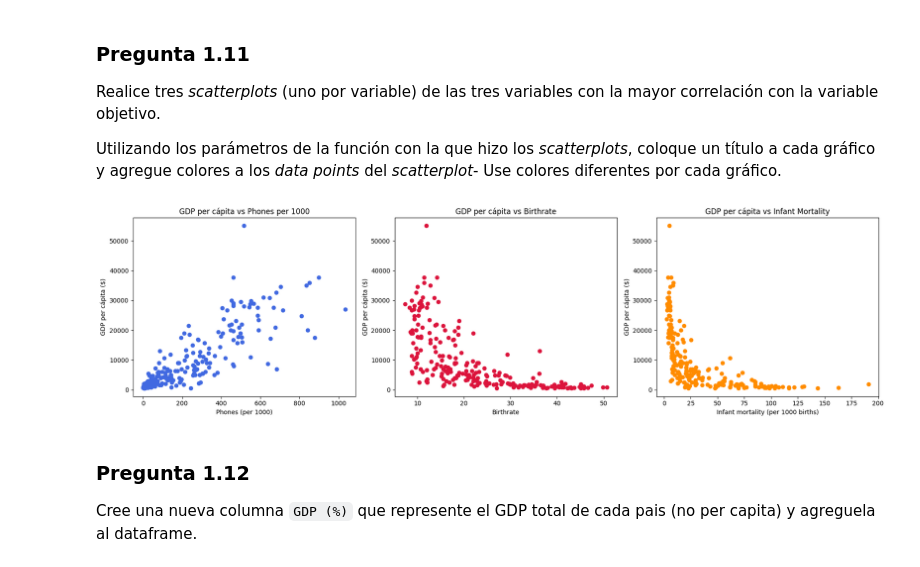
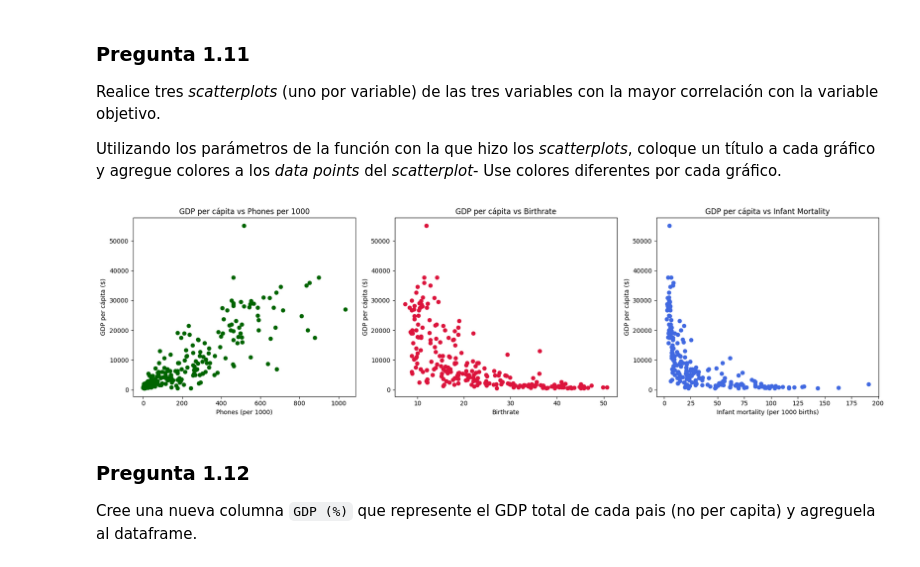
Before and after one commit to Nacho0611/Tarea1ML, a Jupyter notebook: Tarea_1.ipynb, the cells around one changed output. Drawn from its saved outputs; the diff is of its cells as text; code cells hidden in the pictures.

```diff
--- a/Tarea_1.ipynb
+++ b/Tarea_1.ipynb
@@ -326,0 +391,22 @@ El df contiene variables con missing values (`NaN`). Impute los `NaN` con el mé
+# %%
+missing = df.isnull().sum()
+missing = missing[missing > 0].sort_values(ascending=False)
+print("Variables con NaN:")
+print(missing)
+df.isna().mean() * 100
+
+for col in missing.index:
+    if df[col].dtype in ['float64', 'int64']:
+        median_val = df[col].median()
+        df[col] = df[col].fillna(median_val)
+    else:
+        mode_val = df[col].mode()[0]
+        df[col] = df[col].fillna(mode_val)
+
+threshold = 0.3 * len(df)  # 30% del total de observaciones
+vars_to_drop = missing[missing > threshold].index.tolist()
+
+print("Variables eliminadas por alta proporción de NaN:")
+print(vars_to_drop)
+
+df.drop(columns=vars_to_drop, inplace=True)
@@ -428,32 +545,31 @@ Realice tres _scatterplots_ (uno por variable) de las tres variables con la mayo
 Utilizando los parámetros de la función con la que hizo los _scatterplots_, coloque un título a cada gráfico y agregue colores a los _data points_ del _scatterplot_- Use colores diferentes por cada gráfico.
 # %%
 ## variable objetivo: GDP ($ per capita)
-import matplotlib.pyplot as plt
 
 plt.figure(figsize=(18, 5))
 
 plt.subplot(1, 3, 1)
-plt.scatter(df['Phones (per 1000)'], df[gdp_col], color='royalblue')
+plt.scatter(df['Phones (per 1000)'], df[gdp_col], color='darkgreen')
 plt.title('GDP per cápita vs Phones per 1000')
 plt.xlabel('Phones (per 1000)')
 plt.ylabel('GDP per cápita ($)')
 
 plt.subplot(1, 3, 2)
 plt.scatter(df['Birthrate'], df[gdp_col], color='crimson')
 plt.title('GDP per cápita vs Birthrate')
 plt.xlabel('Birthrate')
 plt.ylabel('GDP per cápita ($)')
 
 plt.subplot(1, 3, 3)
-plt.scatter(df['Infant mortality (per 1000 births)'], df[gdp_col], color='darkorange')
+plt.scatter(df['Infant mortality (per 1000 births)'], df[gdp_col], color='royalblue')
 plt.title('GDP per cápita vs Infant Mortality')
 plt.xlabel('Infant mortality (per 1000 births)')
 plt.ylabel('GDP per cápita ($)')
 
 plt.tight_layout()
 plt.show()
 # %% [output]
-[figure, old version]
+[figure, new version]
 # %% [markdown]
 ### Pregunta 1.12
 
```
Also changed, not shown: parts of 17 cells of this notebook.
